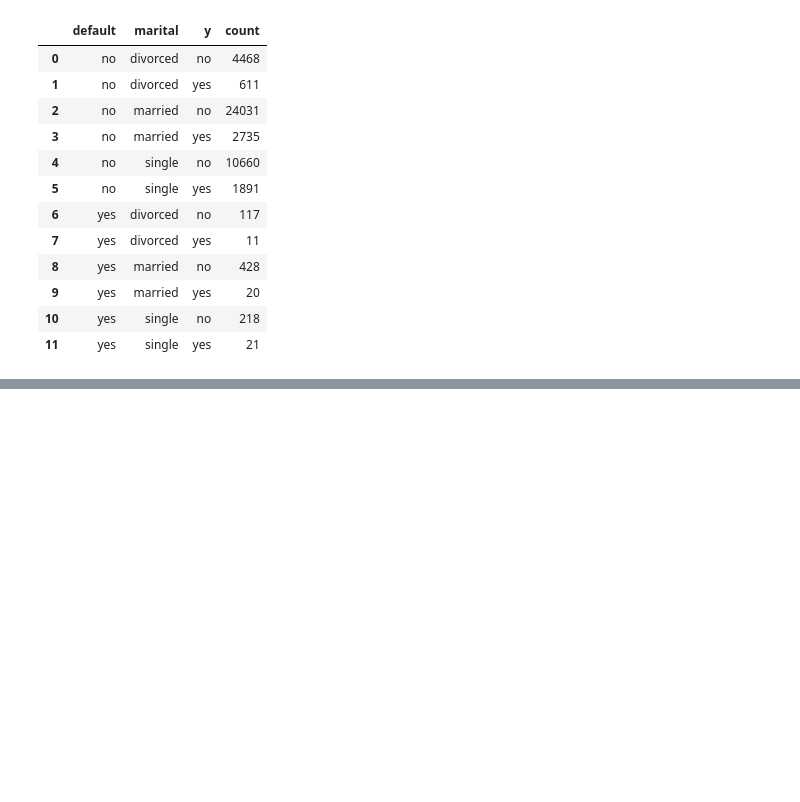
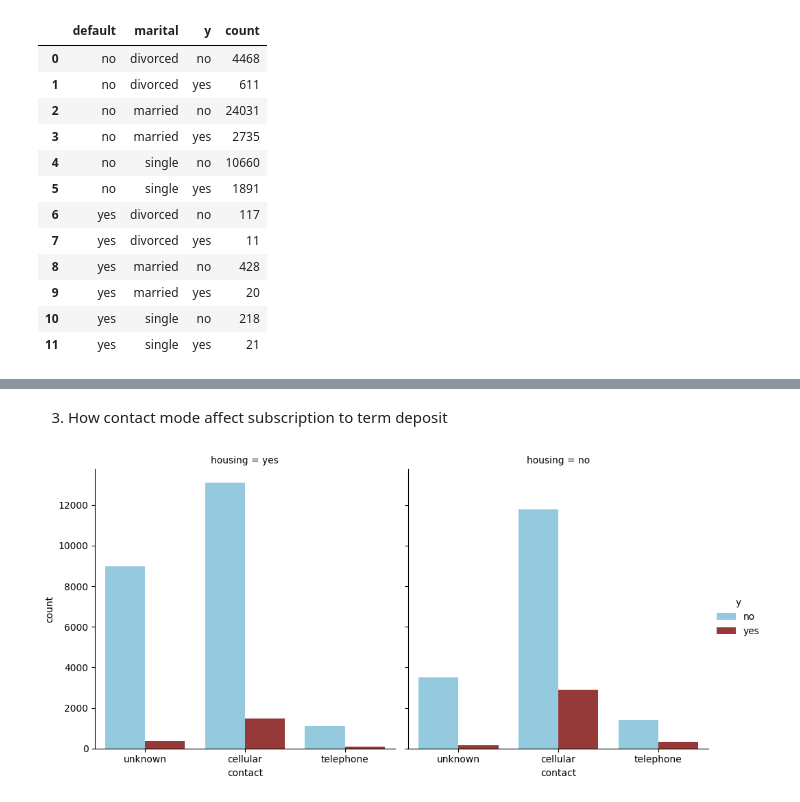
Before and after one commit to Koanim/Data-Analytics-Pathway-Assessment, a Jupyter notebook: TMP-TFA.ipynb, the cells around one changed output, grey strips where cells are left out. Drawn from its saved outputs; the diff is of its cells as text; code cells hidden in the pictures; blank space fills up the shorter version.

```diff
--- a/TMP-TFA.ipynb
+++ b/TMP-TFA.ipynb
@@ -471,0 +580,11 @@ def_df
+# %% [markdown]
+3)  How contact mode affect subscription to term deposit
+# %%
+sns.catplot(
+    data=bank_full_df, x='contact', hue='y',
+    kind='count', col='housing', aspect=1, col_wrap=2, palette=['skyblue', 'brown']
+)
+
+plt.show()
+# %% [output]
+[figure, added]
```
Also changed, not shown: parts of 32 cells of this notebook.
